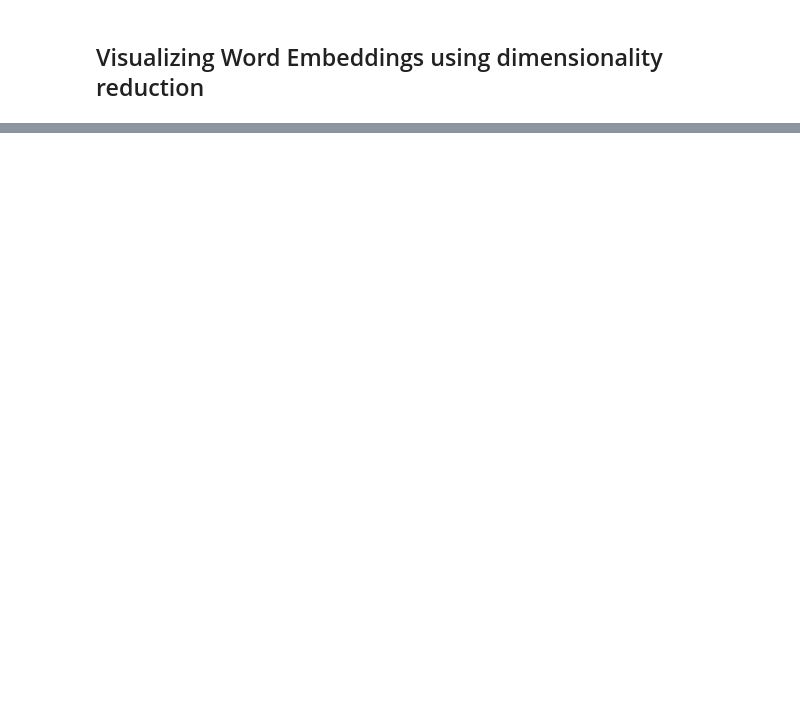
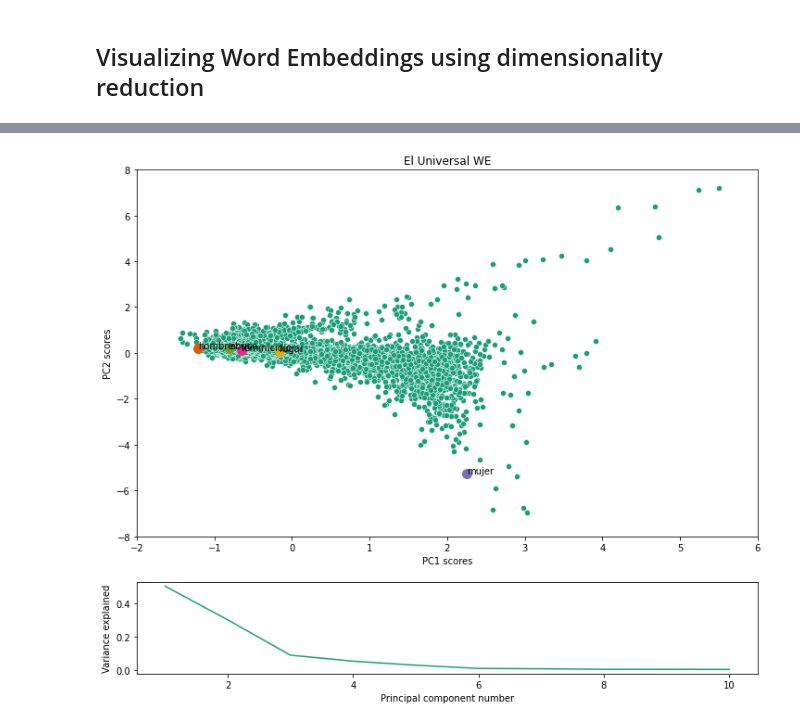
Before and after one commit to RobertoBarrosoLuque/GenderProject, a Jupyter notebook: notebook_experiments/embedding_eda.ipynb, the cells around one changed output, grey strips where cells are left out. Saved outputs shown, nothing was run; the diff lists cells and outputs as text; code cells hidden in the pictures; blank space fills up the shorter version.

```diff
--- a/notebook_experiments/embedding_eda.ipynb
+++ b/notebook_experiments/embedding_eda.ipynb
@@ -167,0 +158,4 @@ plt.ylim([-8, 8])
+# %%
+fig = pca_plot(X_universal, words_of_interest, "El Universal WE", [-2, 6], [-8, 8])
+# %% [output]
+[figure, added]
```
Also changed, not shown: parts of 22 cells of this notebook.
